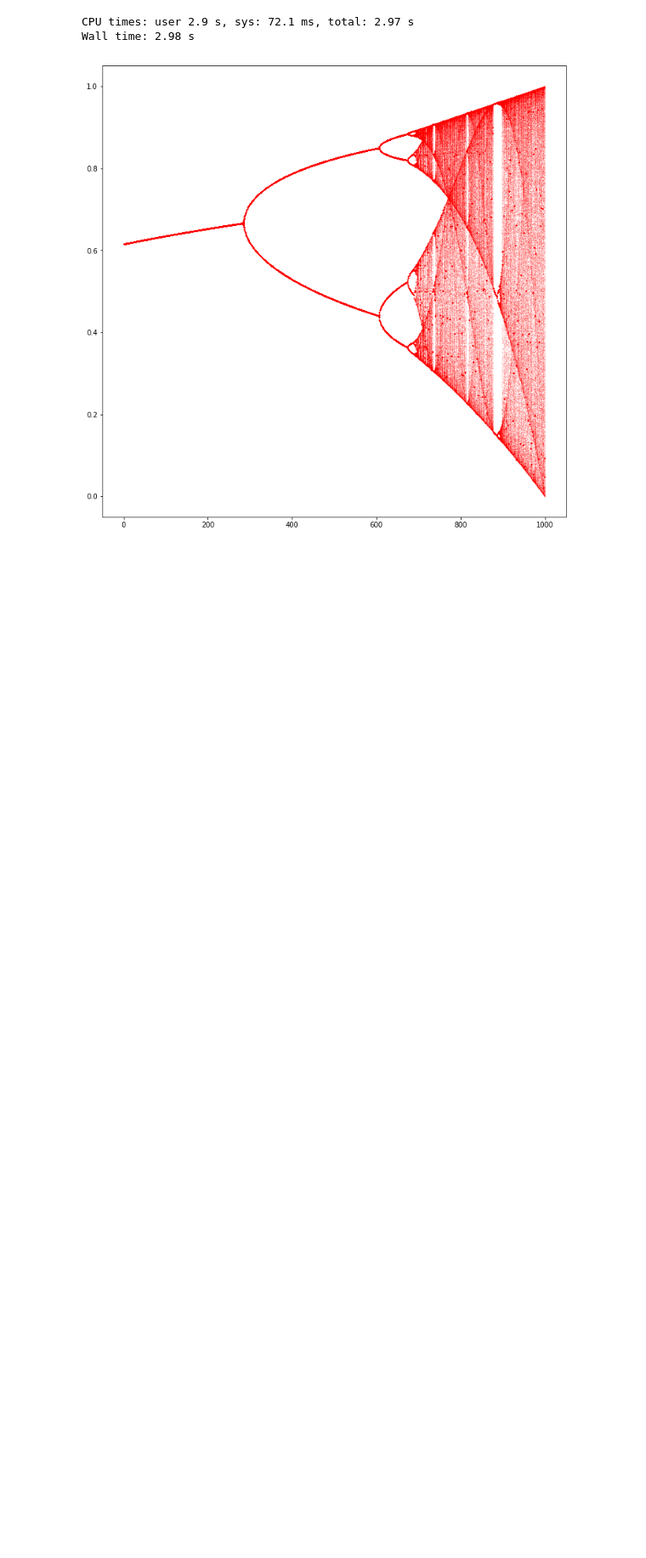
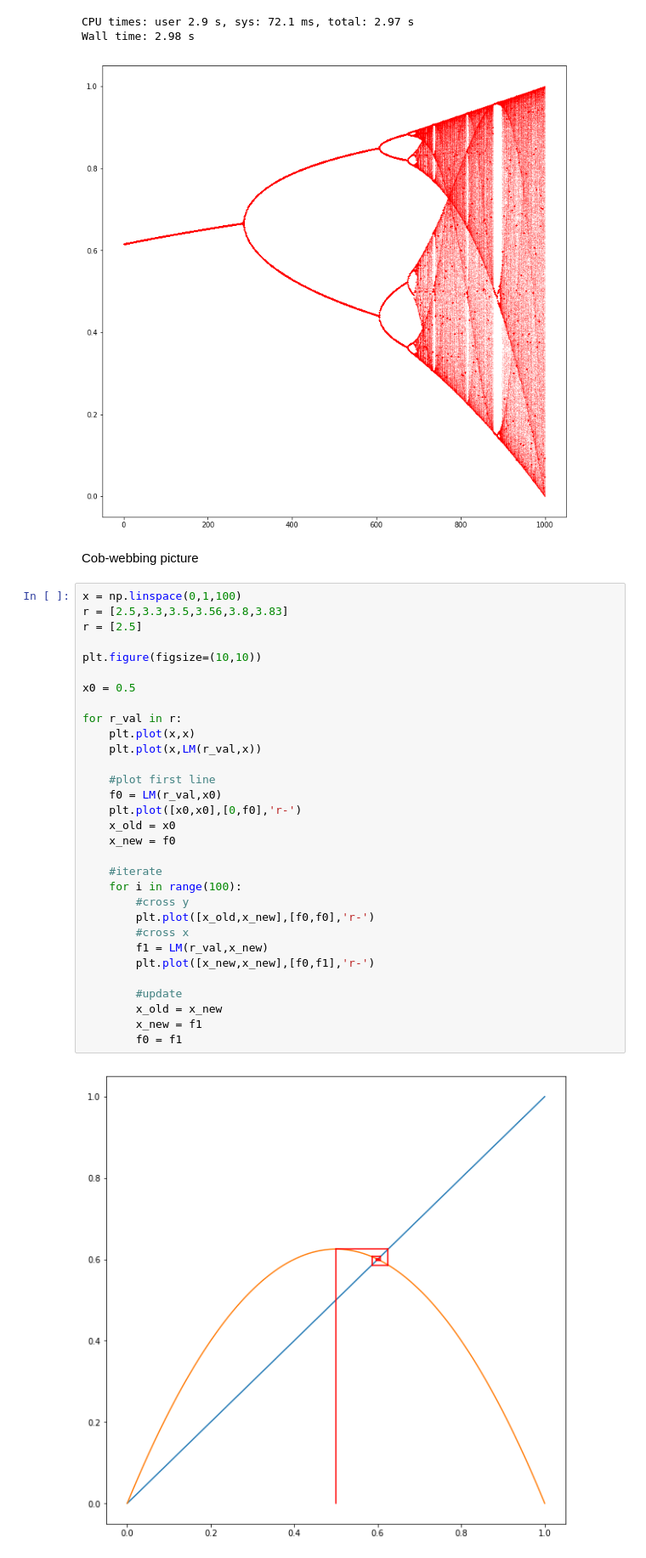
Before and after one commit to rmartinshort/EPS109_fall2018, a Jupyter notebook: logistic_map.ipynb, the cells around one changed output. Shown at 85% size. Saved outputs shown, nothing was run; the diff lists cells and outputs as text; blank space fills up the shorter version.

```diff
--- a/logistic_map.ipynb
+++ b/logistic_map.ipynb
@@ -74,3 +87,38 @@ for i in range(n2):
 CPU times: user 2.9 s, sys: 72.1 ms, total: 2.97 s
 Wall time: 2.98 s
 [figure]
+# %% [markdown]
+Cob-webbing picture
+# %%
+x = np.linspace(0,1,100)
+r = [2.5,3.3,3.5,3.56,3.8,3.83]
+r = [2.5]
+
+plt.figure(figsize=(10,10))
+
+x0 = 0.5
+
+for r_val in r:
+    plt.plot(x,x)
+    plt.plot(x,LM(r_val,x))
+
+    #plot first line
+    f0 = LM(r_val,x0)
+    plt.plot([x0,x0],[0,f0],'r-')
+    x_old = x0
+    x_new = f0
+
+    #iterate
+    for i in range(100):
+        #cross y
+        plt.plot([x_old,x_new],[f0,f0],'r-')
+        #cross x
+        f1 = LM(r_val,x_new)
+        plt.plot([x_new,x_new],[f0,f1],'r-')
+
+        #update
+        x_old = x_new
+        x_new = f1
+        f0 = f1
+# %% [output]
+[figure, added]
```
Also changed, not shown: parts of 2 cells of this notebook.
